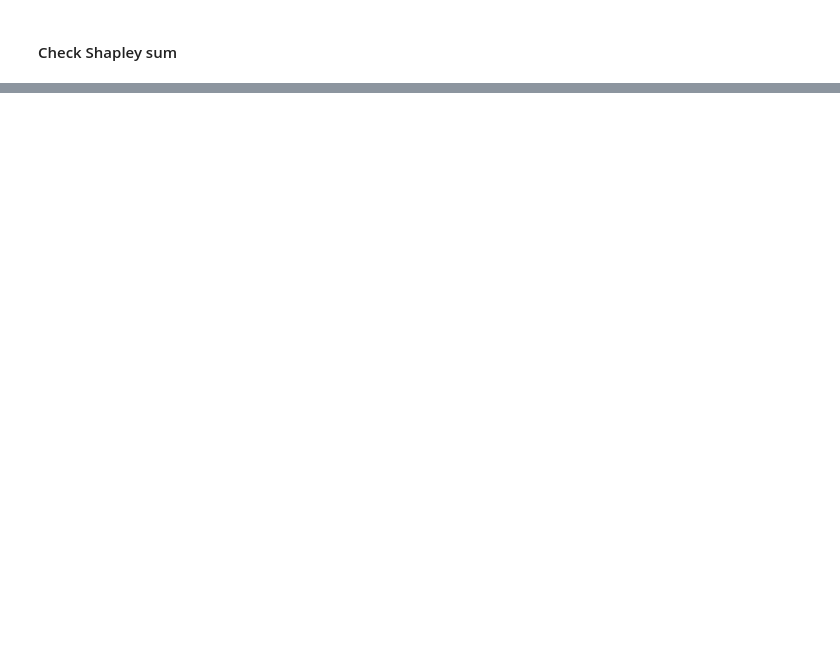
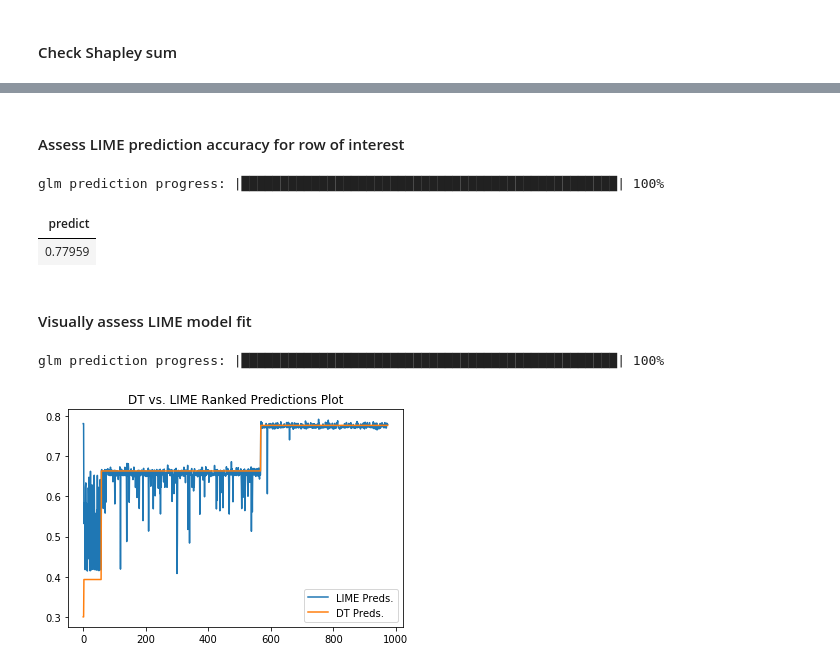
Before and after one commit to jphall663/xai_misconceptions, a Jupyter notebook: dt_shap.ipynb, the cells around one changed output, grey strips where cells are left out. Saved outputs shown, nothing was run; the diff lists cells and outputs as text; code cells hidden in the pictures; blank space fills up the shorter version.

Commit message:
adding lime, some edits

```diff
--- a/dt_shap.ipynb
+++ b/dt_shap.ipynb
@@ -192,0 +203,26 @@ s_df.sum()[0] + explainer.expected_value[0]
+# %%
+local = test[(test['PAY_0'] > 1.5)]
+local_X = s_df[s_df[0] != 0].index
+
+h2o.init()
+
+local = h2o.H2OFrame(local)
+local['PAY_0'] = local['PAY_0'].asfactor()
+local['PAY_2'] = local['PAY_2'].asfactor()
+local['PAY_5'] = local['PAY_5'].asfactor()
+local['PAY_6'] = local['PAY_6'].asfactor()
+
+# initialize
+local_glm = H2OGeneralizedLinearEstimator(lambda_search=True, seed=12345)
+
+# train
+local_glm.train(x=list(local_X), y=yhat, training_frame=local)
+
+# coefs
+print('\nLocal GLM Coefficients:')
+for c_name, c_val in sorted(local_glm.coef().items(), key=operator.itemgetter(1)):
+    if c_val != 0.0:
+        print('%s %s' % (str(c_name + ':').ljust(25), c_val))
+
+# r2
+print('\nLocal GLM R-square:\n%.6f' % local_glm.r2())
@@ -192,0 +272,21 @@ s_df.sum()[0] + explainer.expected_value[0]
+# %% [markdown]
+#### Assess LIME prediction accuracy for row of interest
+# %%
+local_glm.predict(local[local['ID'] == id_])
+# %% [output]
+glm prediction progress: |████████████████████████████████████████████████| 100%
+| predict |
+| 0.77959 |
+# %% [markdown]
+#### Visually assess LIME model fit
+# %%
+# ranked predictions plot
+pred_frame = local_glm.predict(local).cbind(local)\
+                       .as_data_frame()[['predict', yhat]]
+pred_frame.columns = ['LIME Preds.', 'DT Preds.']
+pred_frame.sort_values(by='DT Preds.', inplace=True)
+pred_frame.reset_index(inplace=True, drop=True)
+_ = pred_frame.plot(title='DT vs. LIME Ranked Predictions Plot')
+# %% [output]
+glm prediction progress: |████████████████████████████████████████████████| 100%
+[figure, added]
```
Also changed, not shown: parts of 13 cells of this notebook, 5 other files.
